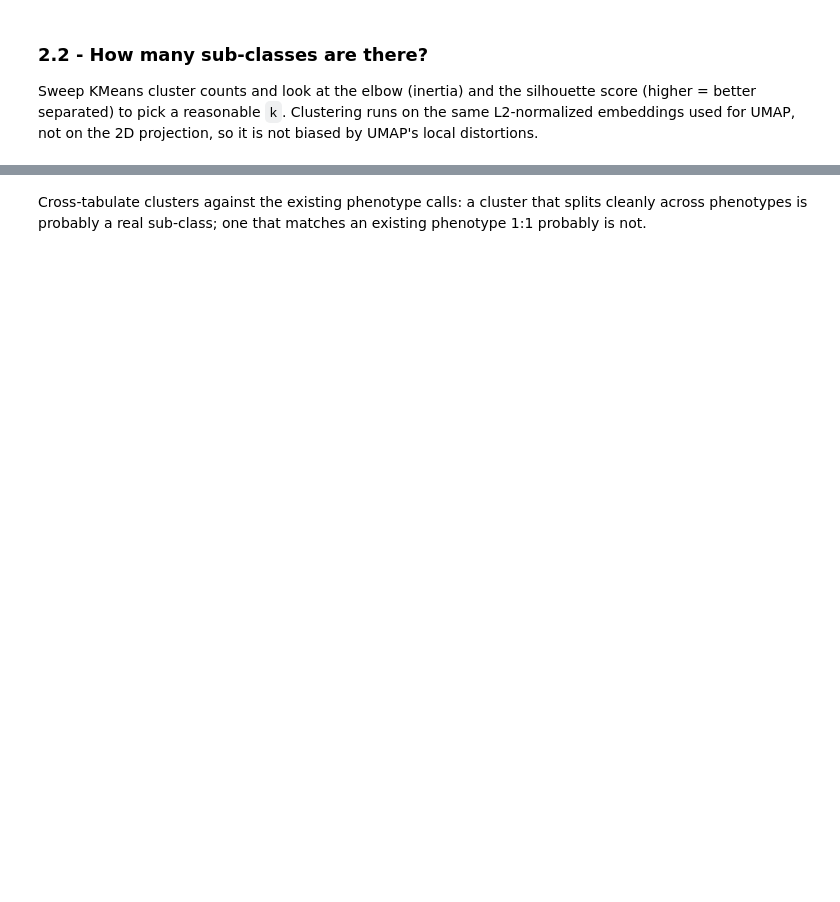
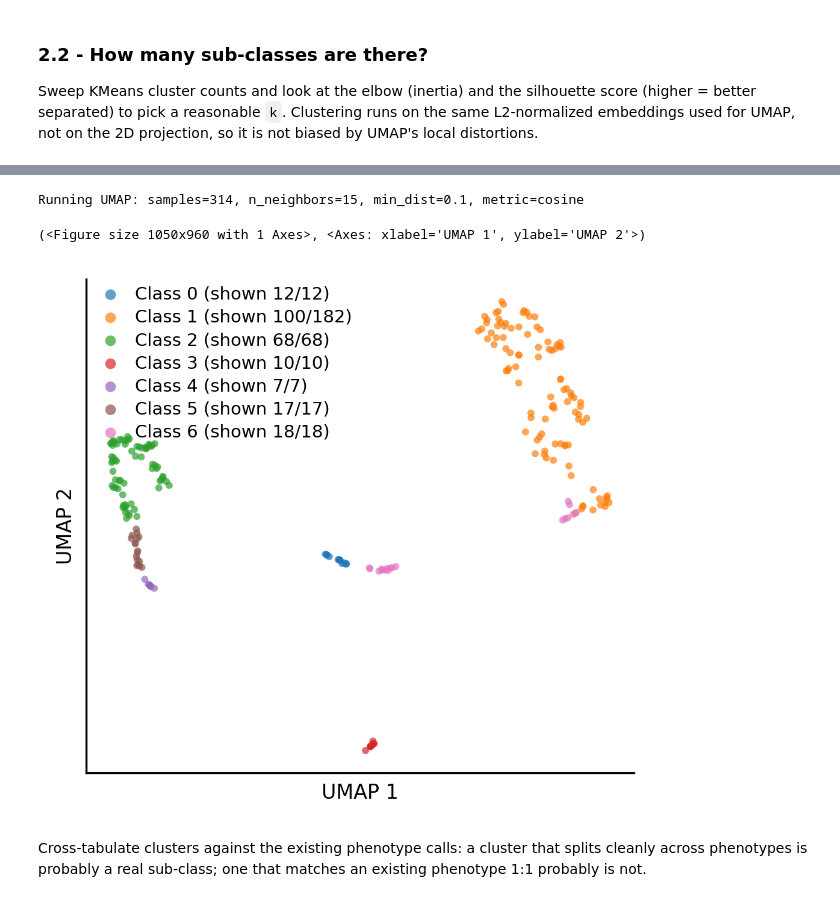
Before and after one commit to wanlanli/PytrochDeepyeast, a Jupyter notebook: contrast_learning.ipynb, the cells around one changed output, grey strips where cells are left out. Cells and saved outputs as stored; diff of their text form; code cells hidden in the pictures; blank space fills up the shorter version.

```diff
--- a/contrast_learning.ipynb
+++ b/contrast_learning.ipynb
@@ -177,17 +269,21 @@ k_sweep
 # %%
 # Pick k from the sweep above, then assign sub-class clusters.
-N_CLUSTERS = 8
+N_CLUSTERS = 7
 
 table = add_projection_and_clusters(
     table, embeddings, method="umap", n_clusters=N_CLUSTERS,
 )
 
 plot_umap(
     coordinates=umap_coordinates,
     labels=table["cluster_id"].to_numpy(),
-    cutoff_number=1000,
+    cutoff_number=100,
     output_path=f"{OUTPUT_FOLDER}/umap_by_cluster.png",
 )
+# %% [output]
+Running UMAP: samples=314, n_neighbors=15, min_dist=0.1, metric=cosine
+(<Figure size 1050x960 with 1 Axes>, <Axes: xlabel='UMAP 1', ylabel='UMAP 2'>)
+[figure, added]
 # %% [markdown]
 Cross-tabulate clusters against the existing phenotype calls: a cluster
 that splits cleanly across phenotypes is probably a real sub-class; one
```
Also changed, not shown: parts of 11 cells of this notebook, 3 other files.
